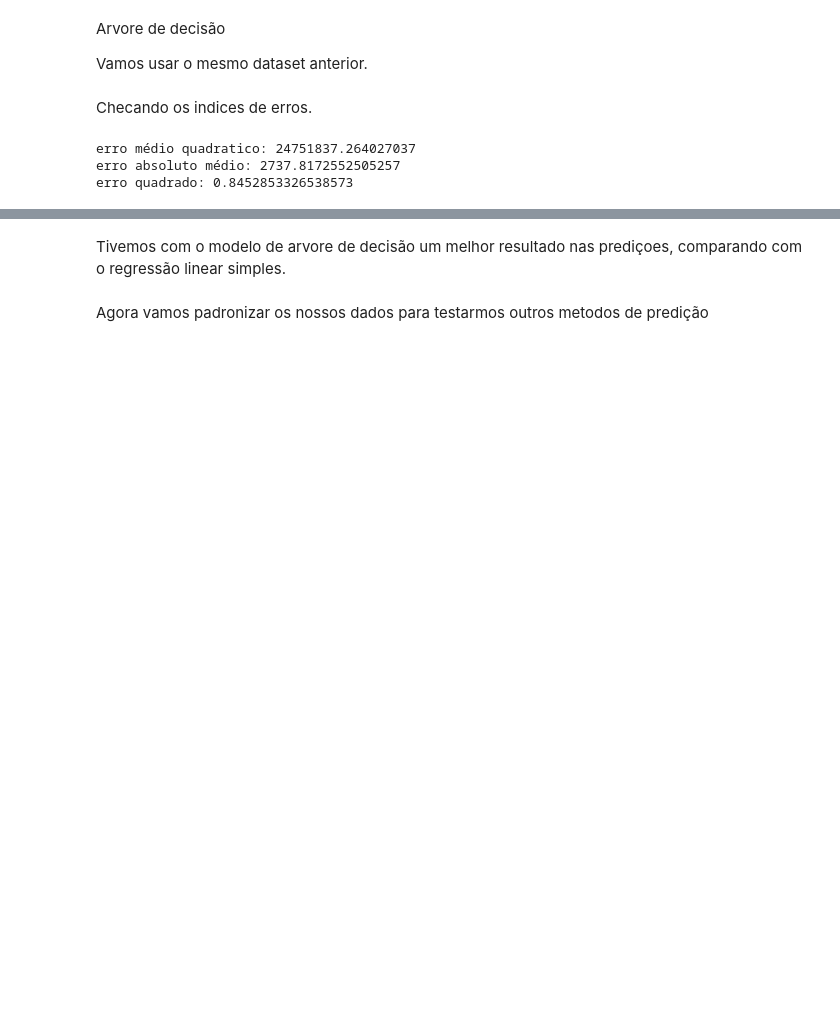
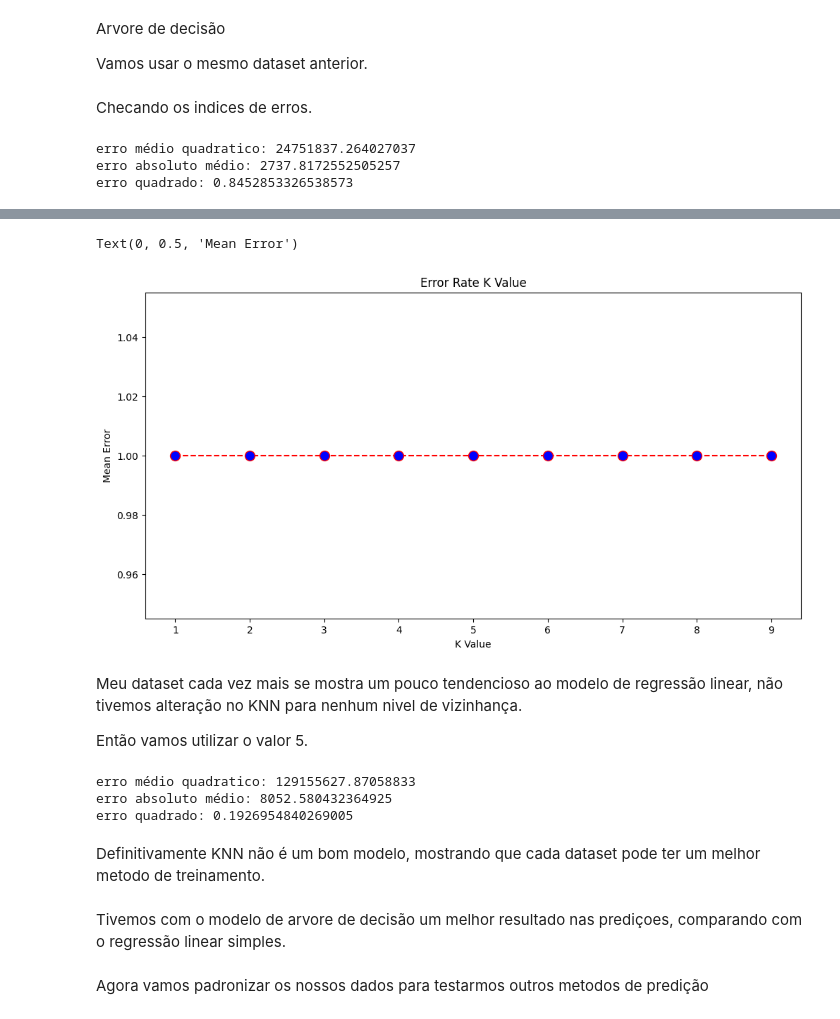
Before and after one commit to McgregoryPinto/POS-FIAP, a Jupyter notebook: tech_chalange.ipynb, the cells around one changed output, grey strips where cells are left out. Saved outputs shown, nothing was run; the diff lists cells and outputs as text; code cells hidden in the pictures; blank space fills up the shorter version.

```diff
--- a/tech_chalange.ipynb
+++ b/tech_chalange.ipynb
@@ -345,0 +351,10 @@ erro quadrado: 0.8452853326538573
+# %%
+scaler = StandardScaler()
+
+dados_scl = dados
+scaler.fit_transform(dados_scl)
+x_scl = dados_scl[['age','sex','bmi','children', 'smoker','region']] #variaveis independentes
+y_scl = dados_scl['charges'] #target
+x_train_scl, x_test_scl, y_train_scl, y_test_scl = train_test_split(x_scl, y_scl, test_size=0.2, random_state=7) #80% treino e 20% teste
+#x_train_scl = scaler.transform(x_train)
+#x_test_scl = scaler.transform(x_test)
@@ -345,0 +377,26 @@ erro quadrado: 0.8452853326538573
+# %%
+from sklearn.neighbors import KNeighborsRegressor
+knn_error = []
+
+# Calculating error for K values between 1 and 10
+for i in range(1, 10): #range de tentativas para k
+    #knn = KNeighborsClassifier(n_neighbors=1)# aqui definimos  o k
+    # após um bom tempo perdido, encontrei que o meu dataset funciona com o K
+    knn = KNeighborsRegressor(n_neighbors=i)
+    knn.fit(x_train_scl, y_train_scl) #treinando o algoritmo para encontrar o erro
+    pred_i = knn.predict(x_test_scl) #armazenando as previsões
+    knn_error.append(np.mean(pred_i != y_test_scl)) #armazenando o valor do erro médio na lista de erros
+# %%
+plt.figure(figsize=(12, 6))
+plt.plot(range(1, 10), knn_error, color='red', linestyle='dashed', marker='o',
+         markerfacecolor='blue', markersize=10)
+plt.title('Error Rate K Value')
+plt.xlabel('K Value')
+plt.ylabel('Mean Error')
+# %% [output]
+Text(0, 0.5, 'Mean Error')
+[figure, added]
+# %% [markdown]
+Meu dataset cada vez mais se mostra um pouco tendencioso ao modelo de regressão linear, não tivemos alteração no KNN para nenhum nivel de vizinhança.
+
+Então vamos utilizar o valor 5.
@@ -346,3 +407,16 @@ erro quadrado: 0.8452853326538573
+# %%
+knn_erro_medio_quadratico = mean_squared_error(y_test_scl, pred_knn)
+knn_erro_absoluto_medio = mean_absolute_error(y_test_scl, pred_knn)
+knn_erro_quadrado_Linear = r2_score(y_test_scl, pred_knn)
+print(f'erro médio quadratico: {knn_erro_medio_quadratico}')
+print(f'erro absoluto médio: {knn_erro_absoluto_medio}')
+print(f'erro quadrado: {knn_erro_quadrado_Linear}')
+# %% [output]
+erro médio quadratico: 129155627.87058833
+erro absoluto médio: 8052.580432364925
+erro quadrado: 0.1926954840269005
+# %% [markdown]
+Definitivamente KNN não é um bom modelo, mostrando que cada dataset pode ter um melhor metodo de treinamento.
 # %% [markdown]
 Tivemos com o modelo de arvore de decisão um melhor resultado nas prediçoes, comparando com o regressão linear simples.
 # %% [markdown]
```
Also changed, not shown: parts of 14 cells of this notebook.
